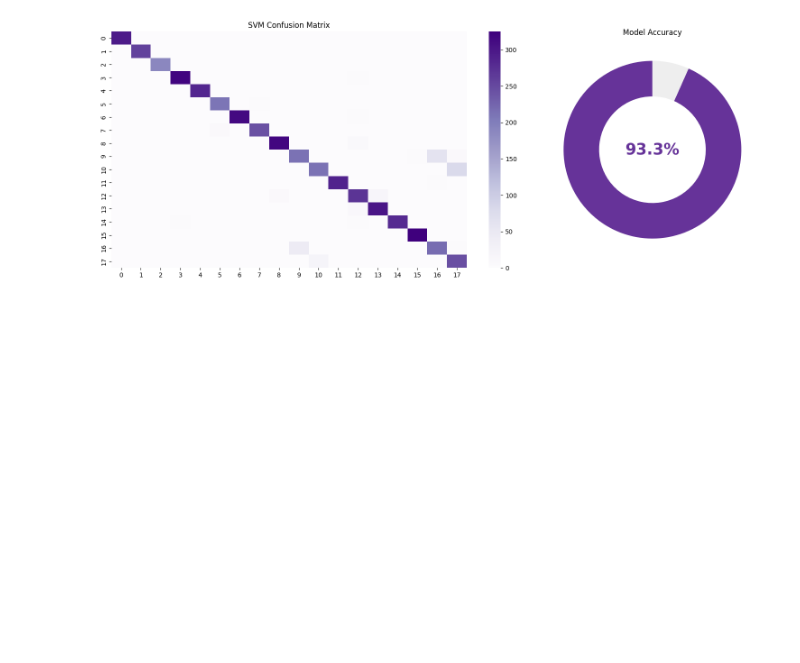
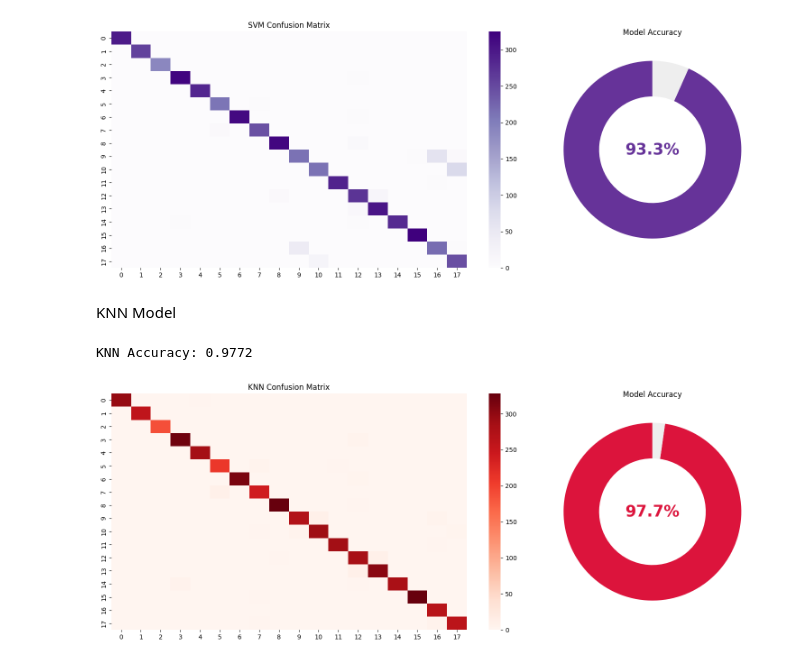
Before and after one commit to MarwanZaineldeen/Hand-Gesture-Classification-MLflow, a Jupyter notebook: hand_gesture_classification.ipynb, the cells around one changed output. Saved outputs shown, nothing was run; the diff lists cells and outputs as text; code cells hidden in the pictures; blank space fills up the shorter version.

Commit message:
add KNN model with donut chart accuracy

```diff
--- a/hand_gesture_classification.ipynb
+++ b/hand_gesture_classification.ipynb
@@ -356,3 +356,28 @@ plt.tight_layout()
 plt.show()
 # %% [output]
 [figure]
+# %% [markdown]
+KNN Model
+# %%
+knn_model = KNeighborsClassifier(n_neighbors=5)
+knn_model.fit(X_train, y_train)
+
+y_pred_knn = knn_model.predict(X_test)
+knn_acc = accuracy_score(y_test, y_pred_knn)
+
+print(f"KNN Accuracy: {knn_acc:.4f}")
+# %% [output]
+KNN Accuracy: 0.9772
+# %%
+fig, (ax1, ax2) = plt.subplots(1, 2, figsize=(15, 6), gridspec_kw={'width_ratios': [2, 1]})
+sns.heatmap(confusion_matrix(y_test, y_pred_knn), annot=False, cmap='Reds', ax=ax1)
+ax1.set_title("KNN Confusion Matrix")
+colors = ['crimson', '#eeeeee']
+ax2.pie([knn_acc, 1-knn_acc], startangle=90, colors=colors, wedgeprops={'width': 0.4})
+ax2.text(0, 0, f"{knn_acc:.1%}", ha='center', va='center', fontsize=25, fontweight='bold', color='crimson')
+ax2.set_title("Model Accuracy")
+
+plt.tight_layout()
+plt.show()
+# %% [output]
+[figure, added]
```
